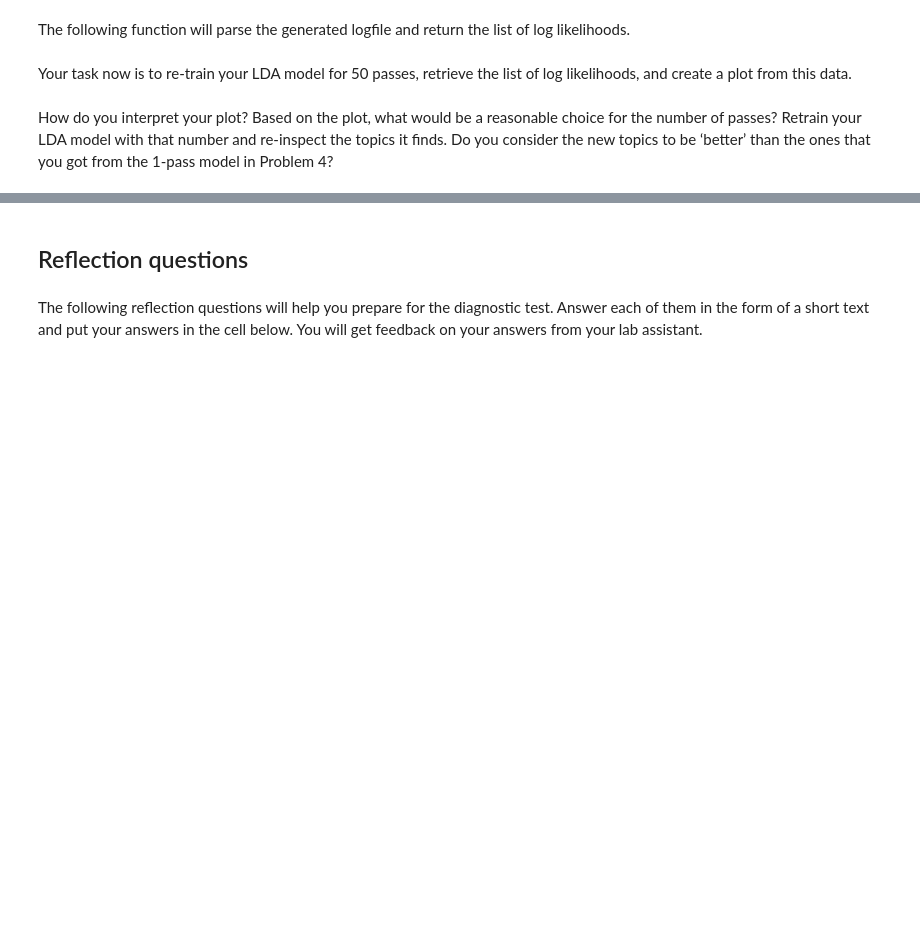
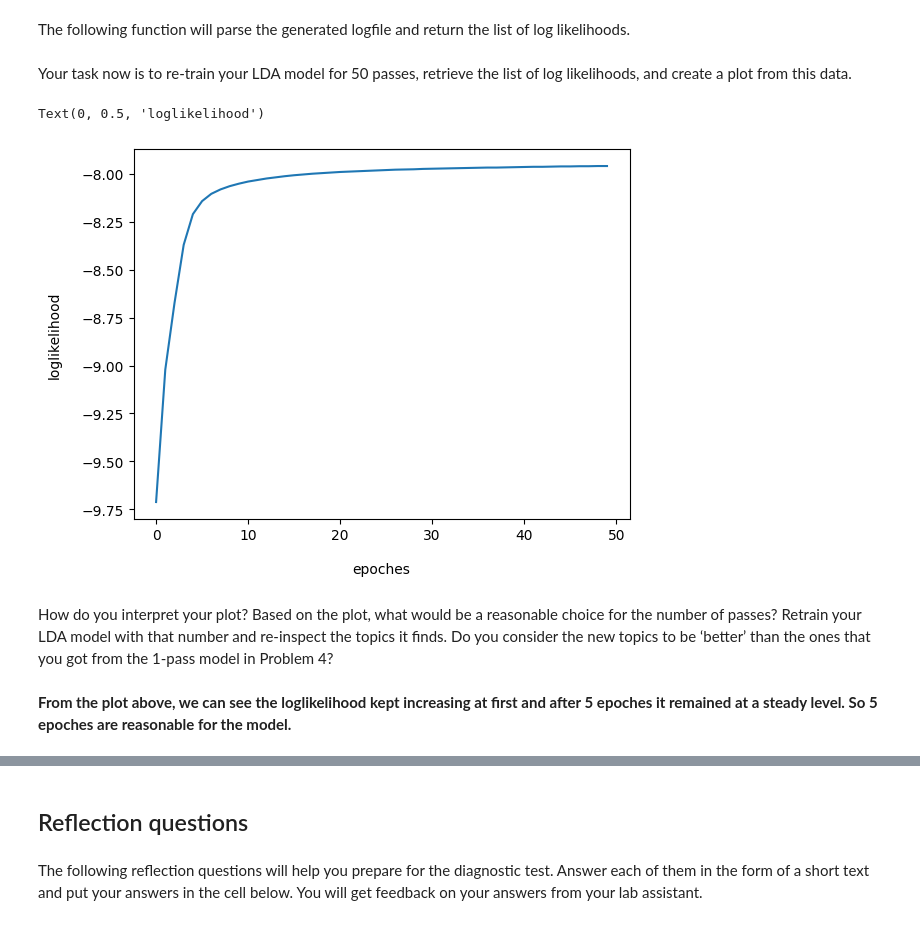
Before and after one commit to honzh073/txm, a Jupyter notebook: Lab3/Group(Bingrui&Hong)-TM-L3.ipynb, the cells around one changed output, grey strips where cells are left out. Drawn from its saved outputs; the diff is of its cells as text; code cells hidden in the pictures; blank space fills up the shorter version.

```diff
--- a/Lab3/Group(Bingrui&Hong)-TM-L3.ipynb
+++ b/Lab3/Group(Bingrui&Hong)-TM-L3.ipynb
@@ -115,8 +169,21 @@ Your first task on the topic modelling data is to train an LDA model. For this t
 Start by preprocessing the data using spaCy. Given that the data set for this problem is rather small, you do not have to exclude any components from the standard pipeline. Filter out stop words, non-alphabetic tokens, and tokens less than 3 characters in length. Store the documents as a nested list where the first level of nesting corresponds to the sentences and the second level corresponds to the tokens in each sentence.
 # %%
 # TODO: Replace the following lines with your own code for preprocessing the documents
+from spacy.tokens import Doc
+import spacy
+
 with open('sotu_1975_2000.txt') as source:
-    documents = [line.split() for line in source]
+    text = [line.split() for line in source]
+
+    nlp = spacy.load('en_core_web_sm')
+    documents = []
+    for line in text:
+        doc=Doc(nlp.vocab,line)
+        line_token=[]
+        for x in nlp(doc):
+            if x.is_stop==False and x.is_alpha==True and len(x)>=3:
+                line_token.append(str(x))
+        documents.append(line_token)
 # %% [markdown]
 Test your preprocessing by running the following cell:
 # %%
@@ -163,5 +259,17 @@ def parse_logfile():
 Your task now is to re-train your LDA model for 50&nbsp;passes, retrieve the list of log likelihoods, and create a plot from this data.
 # %%
 # TODO: Enter code here to generate the convergence plot
+model = LdaModel(corpus, num_topics=10,id2word=dictionary,passes=50)
+loglike = parse_logfile()
+# %%
+log = loglike[(len(loglike)-50):]
+plt.plot(range(len(log)),log)
+plt.xlabel("epoches", labelpad=14)
+plt.ylabel("loglikelihood", labelpad=14)
+# %% [output]
+Text(0, 0.5, 'loglikelihood')
+[figure, added]
 # %% [markdown]
 How do you interpret your plot? Based on the plot, what would be a reasonable choice for the number of passes? Retrain your LDA model with that number and re-inspect the topics it finds. Do you consider the new topics to be &lsquo;better&rsquo; than the ones that you got from the 1-pass model in Problem&nbsp;4?
+# %% [markdown]
+**From the plot above, we can see the loglikelihood kept increasing at first and after 5 epoches it remained at a steady level. So 5 epoches are reasonable for the model.**
```
Also changed, not shown: parts of 19 cells of this notebook, 5 other files.
